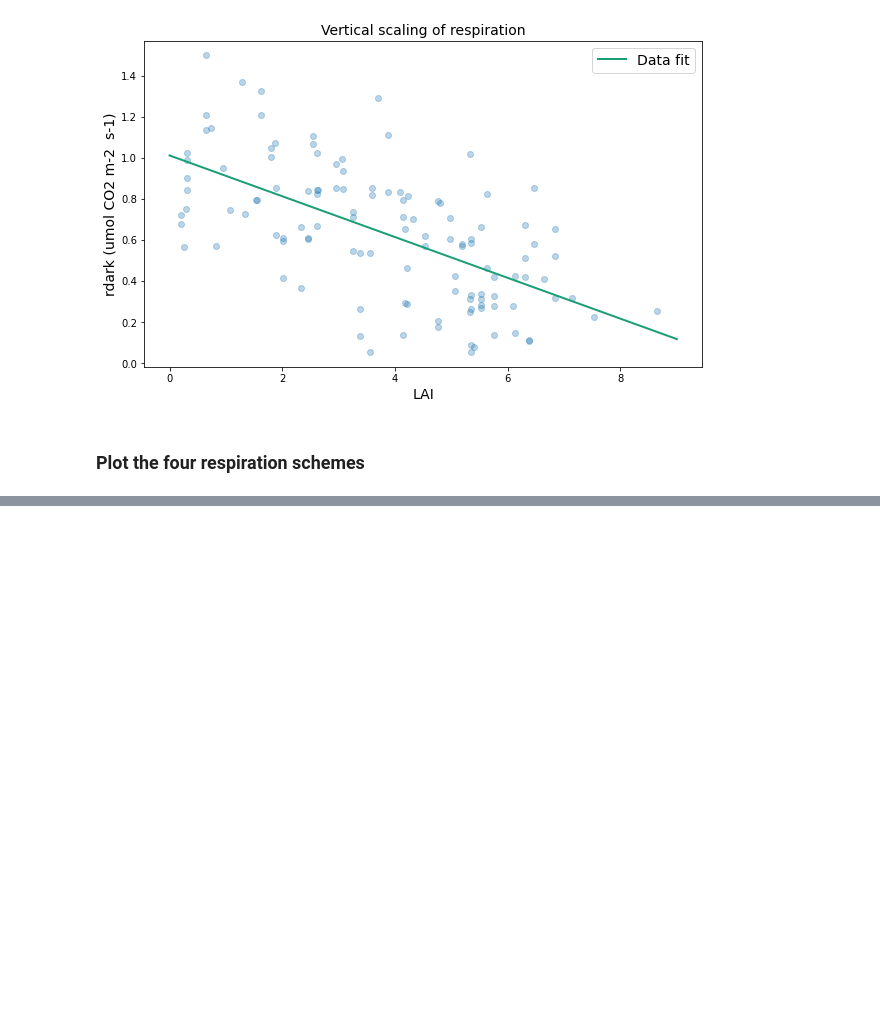
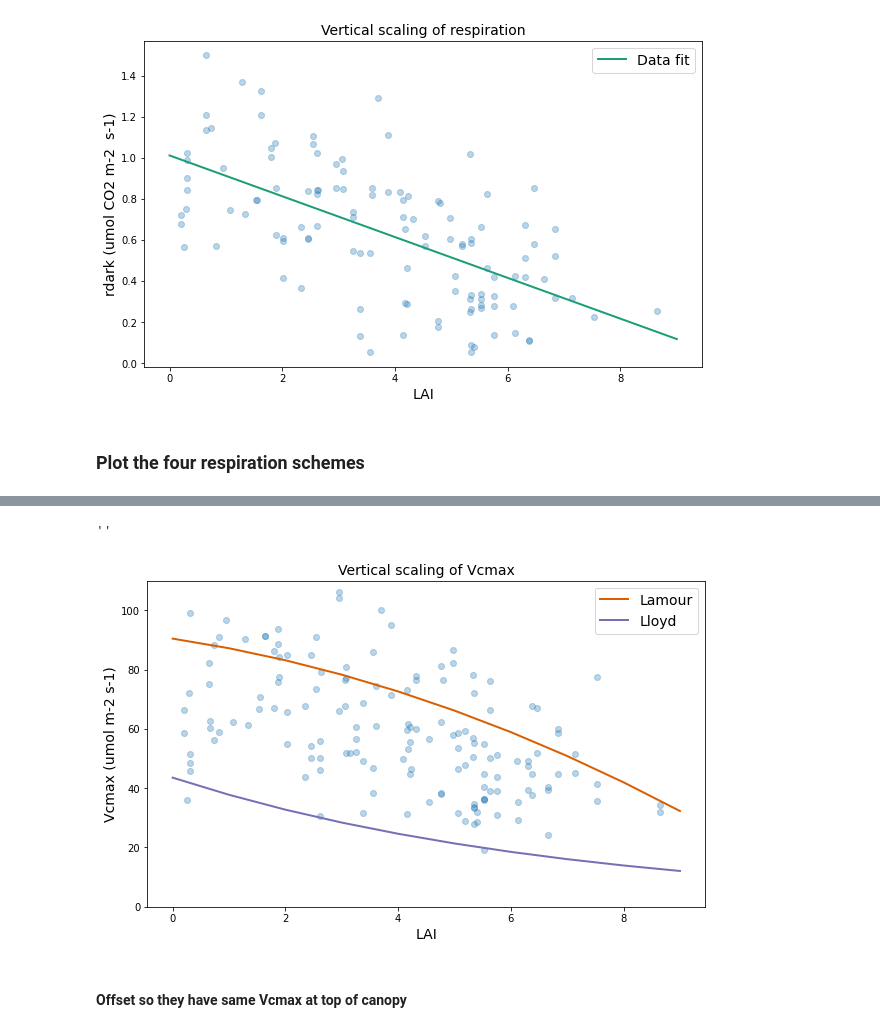
Before and after one commit to JessicaNeedham/FATES-plotting-scripts, a Jupyter notebook: Lamour_data.ipynb, the cells around one changed output, grey strips where cells are left out. Drawn from its saved outputs; the diff is of its cells as text; code cells hidden in the pictures; blank space fills up the shorter version.

```diff
--- a/Lamour_data.ipynb
+++ b/Lamour_data.ipynb
@@ -183,0 +253,25 @@ print(atkin_offset)
+# %%
+vcmax25 = vcmax25top * nscaler
+
+vcmax = vcmax25 * 2.**((veg_tempk - (tfrz + 25.)) / 10.)
+vcmax = vcmax / (1. + np.exp( 0.2 * ((tfrz + 15.) - veg_tempk ) ))
+vcmax = vcmax / (1. + np.exp( 0.3 * (veg_tempk - (tfrz + 40.)) ))
+# %%
+fig2, (f2ax0) = plt.subplots(nrows=1,ncols=1, figsize=(10,6))
+
+f2ax0.scatter(data['LAI'], data['Vcmax25'], alpha = 0.3)
+
+f2ax0.plot(lai, vcmax_lamour, color=colormap[1], linewidth=2, label = 'Lamour')
+f2ax0.plot(lai, vcmax, color=colormap[2], linewidth=2, label = 'Lloyd')
+
+f2ax0.set_title(r'Vertical scaling of Vcmax', fontsize = 14)
+f2ax0.set_ylabel(r'Vcmax (umol m-2 s-1)', fontsize = 14)
+f2ax0.set_xlabel(r'LAI', fontsize = 14)
+f2ax0.legend(fontsize=14)
+f2ax0.set_ylim(0,110)
+;
+# %% [output]
+''
+[figure, added]
+# %% [markdown]
+#### Offset so they have same Vcmax at top of canopy
```
Also changed, not shown: parts of 38 cells of this notebook, 1 other file.
